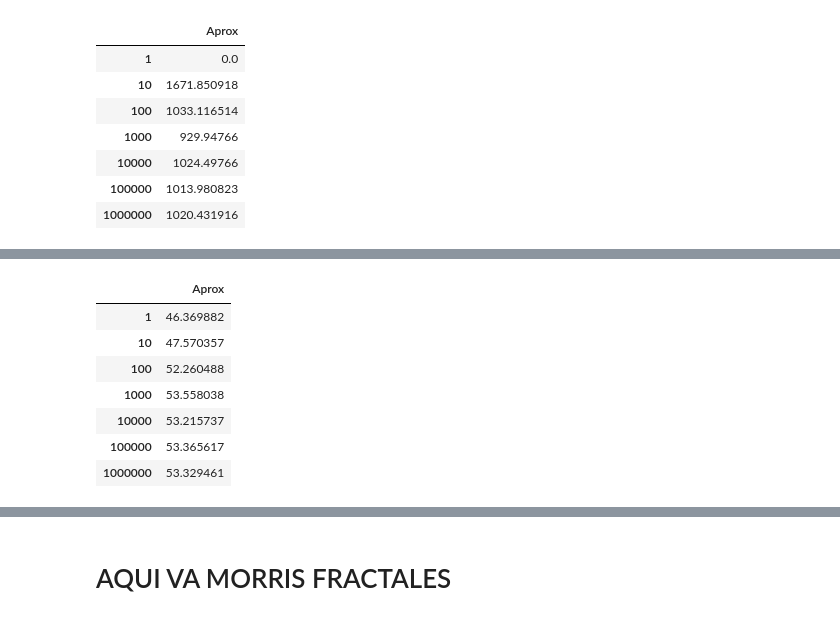
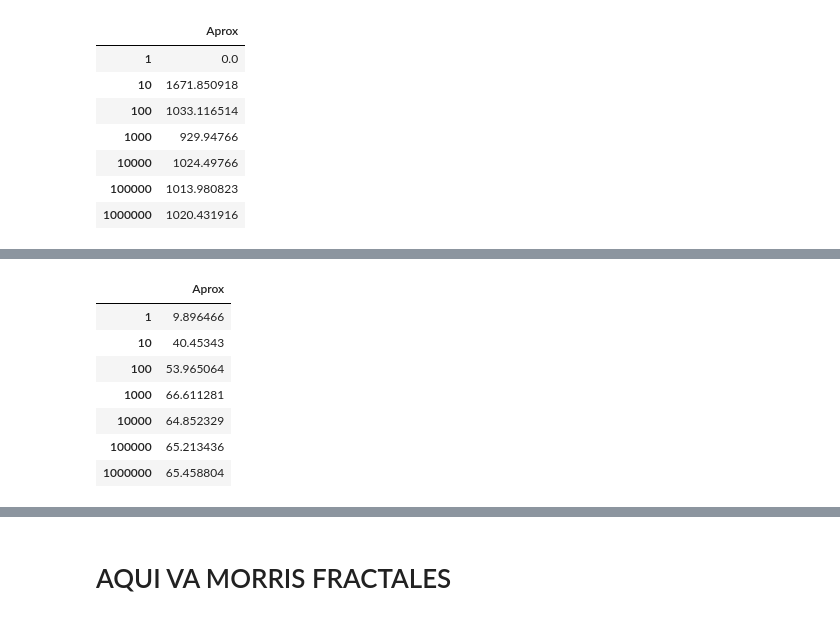
Before and after one commit to Daniel-Iteso/Proyecto2_HernandezDaniel_MarquezJesus, a Jupyter notebook: Proyecto2_Daniel_Jesus.ipynb, the cells around one changed output, grey strips where cells are left out. Saved outputs shown, nothing was run; the diff lists cells and outputs as text; code cells hidden in the pictures.

```diff
--- a/Proyecto2_Daniel_Jesus.ipynb
+++ b/Proyecto2_Daniel_Jesus.ipynb
@@ -115,7 +167,7 @@ def monc1(f,a,b,c,d,N):
 def f(x,y):
     return np.abs(6*x+3*y)
 
-N = np.logspace(0, 6, 7).astype(int)
+N = np.logspace(0, 5, 6).astype(int)
 tabla = pd.DataFrame(index=N, columns=['Aprox'])
 for n in N:
     tabla.loc[n, 'Aprox'] = monc1(f,a,b,c,d,n)
@@ -131,0 +199,24 @@ tabla
+# %%
+import numpy as np
+import matplotlib.pyplot as plt
+
+def f(x, y):
+    return 6*x + 3*y
+
+x = np.linspace(0, 3, 100)
+y = np.linspace(0, 0, 100)  # Corregir los límites de y
+X, Y = np.meshgrid(x, y)
+Z = f(X, Y)
+
+plt.contourf(X, Y, Z, cmap='viridis')
+plt.colorbar(label='Valor de la función')
+plt.xlabel('x')
+plt.ylabel('y')
+plt.title('Gráfico de 6x + 3y')
+
+# Definir el dominio de integración en y en función de x
+y_limit = 3 * x**2
+
+plt.fill_between(x, 0, y_limit, alpha=0.5, color='red', label='Dominio de Integración')
+plt.legend()
+plt.show()
@@ -132,34 +257,34 @@ tabla
 # %%
 import numpy as np
 import pandas as pd
 
 a=0
 b=2
 c=0
 d=2
 
 def monc1(f,a,b,c,d,N):
     aux = 0
     x = np.random.uniform(a,b,N)
     y = np.random.uniform(c,d,N)
     vol = (b-a)*(d-c)
     integral = vol*(np.sum(f(x,y))/N)
     return integral
 
 def f(x,y):
-    return np.abs(x**2+y**2-16)
+    return np.abs(x**2+y**2-16)*y**2
 
 N = np.logspace(0, 6, 7).astype(int)
 tabla1 = pd.DataFrame(index=N, columns=['Aprox'])
 for n in N:
     tabla1.loc[n, 'Aprox'] = monc1(f,a,b,c,d,n)
 tabla1
 # %% [output]
 |  | Aprox |
-| 1 | 46.369882 |
-| 10 | 47.570357 |
-| 100 | 52.260488 |
-| 1000 | 53.558038 |
-| 10000 | 53.215737 |
-| 100000 | 53.365617 |
-| 1000000 | 53.329461 |
+| 1 | 9.896466 |
+| 10 | 40.45343 |
+| 100 | 53.965064 |
+| 1000 | 66.611281 |
+| 10000 | 64.852329 |
+| 100000 | 65.213436 |
+| 1000000 | 65.458804 |
```
Also changed, not shown: parts of 17 cells of this notebook.
